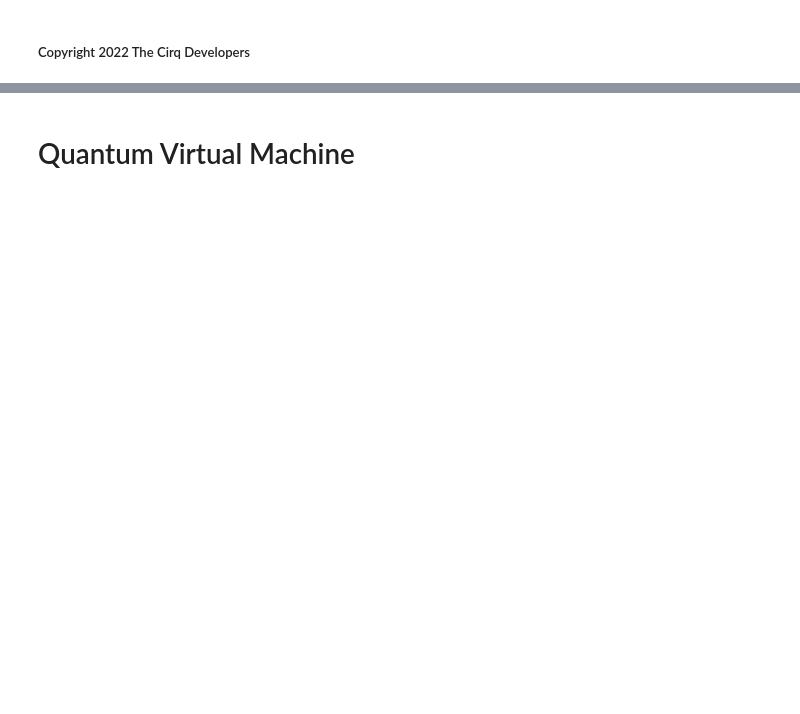
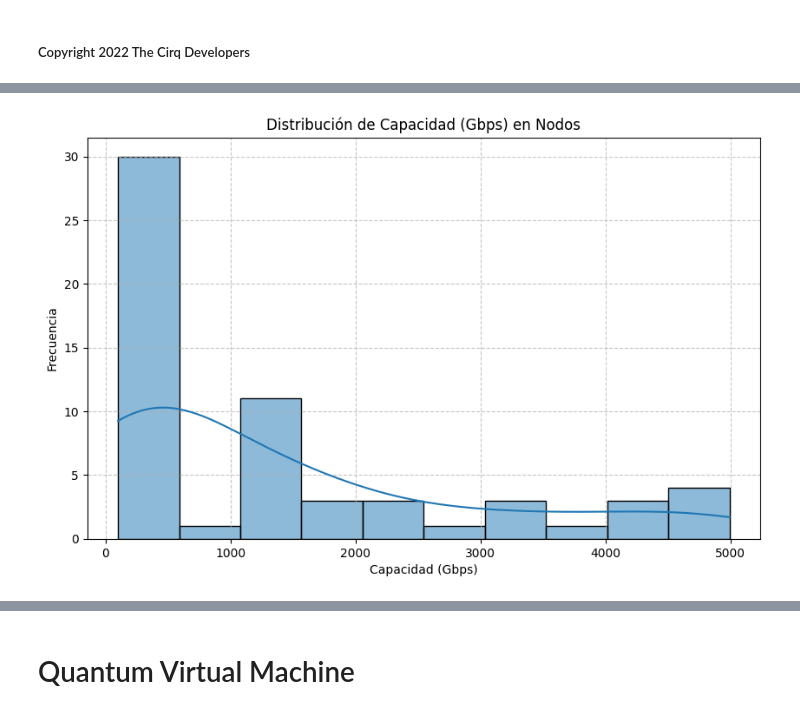
Before and after one commit to luisgabrielmatthew74/codeprojects, a Jupyter notebook: docs/simulate/quantum_virtual_machine-v11.ipynb, the cells around one changed output, grey strips where cells are left out. Cells and saved outputs as stored; diff of their text form; code cells hidden in the pictures; blank space fills up the shorter version.

```diff
--- a/docs/simulate/quantum_virtual_machine-v11.ipynb
+++ b/docs/simulate/quantum_virtual_machine-v11.ipynb
@@ -4,0 +973,13 @@
+# %%
+import matplotlib.pyplot as plt
+import seaborn as sns
+
+plt.figure(figsize=(10, 6))
+sns.histplot(df_nodos_cleaned['Capacidad (Gbps)'], kde=True, bins=10)
+plt.title('Distribución de Capacidad (Gbps) en Nodos')
+plt.xlabel('Capacidad (Gbps)')
+plt.ylabel('Frecuencia')
+plt.grid(True, linestyle='--', alpha=0.7)
+plt.show()
+# %% [output]
+[figure, added]
```
Also changed, not shown: parts of 45 cells of this notebook.
